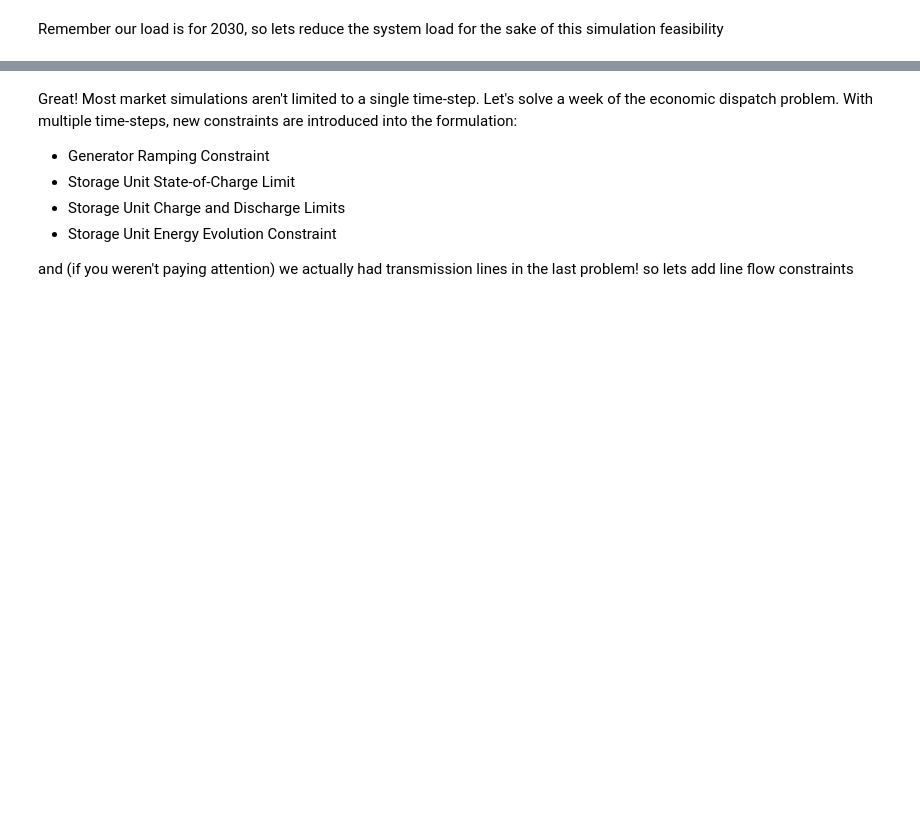
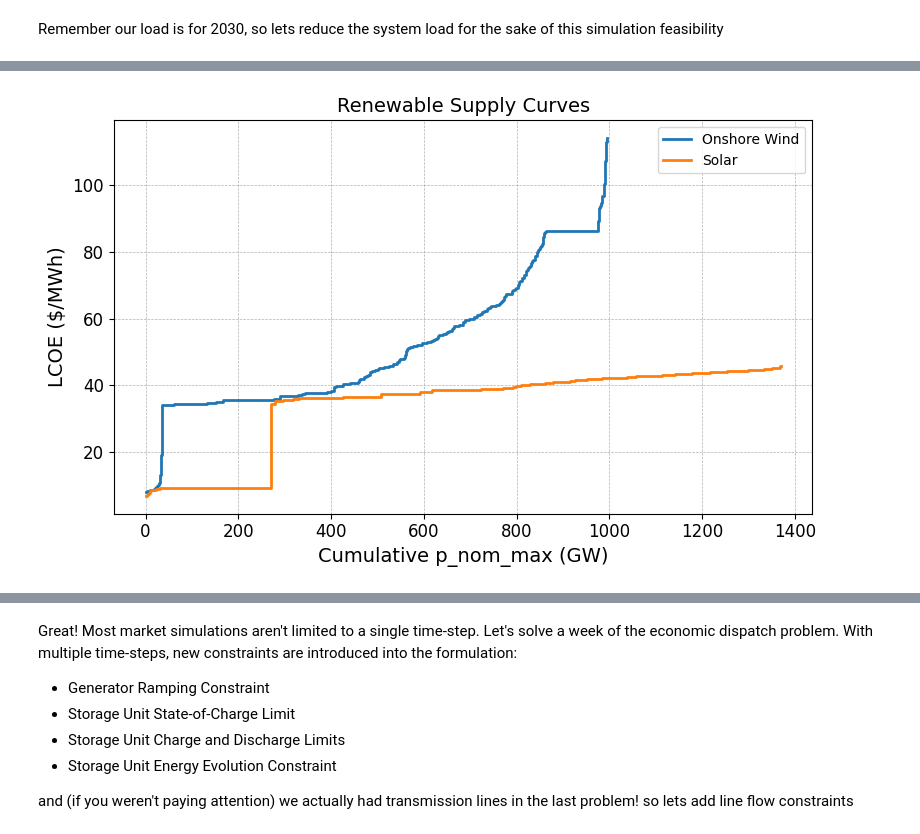
Before and after one commit to ktehranchi/energy310_notebooks, a Jupyter notebook: notebooks/01_what_is_pypsa.ipynb, the cells around one changed output, grey strips where cells are left out. Cells and saved outputs as stored; diff of their text form; code cells hidden in the pictures; blank space fills up the shorter version.

```diff
--- a/notebooks/01_what_is_pypsa.ipynb
+++ b/notebooks/01_what_is_pypsa.ipynb
@@ -288,34 +578,36 @@ network.generators['lcoe'] = lcoes
 
 carriers = ["onwind", "solar"]
 carrier_labels = {"onwind": "Onshore Wind", "solar": "Solar", "offwind": "Offshore Wind"}
 carrier_colors = {"onwind": "tab:blue", "solar": "tab:orange", "offwind": "tab:green"}
 
 plt.figure(figsize=(8, 5))
 
 for carrier in carriers:
     gens = network.generators[
-        (network.generators.carrier == carrier) & (network.generators.p_nom_extendable)
+        (network.generators.carrier == carrier)
     ].copy()
     gens = gens.sort_values("lcoe")
     cumulative = gens["p_nom_max"].cumsum() / 1e3
     plt.step(
         cumulative,
         gens["lcoe"],
         where="post",
         label=carrier_labels[carrier],
         color=carrier_colors[carrier],
         linewidth=2,
     )
 
 plt.xlabel("Cumulative p_nom_max (GW)", fontsize=14)
 plt.ylabel("LCOE ($/MWh)", fontsize=14)
 plt.title("Renewable Supply Curves", fontsize=14)
 plt.xticks(fontsize=12)
 plt.yticks(fontsize=12)
 plt.grid(True, which="both", linestyle="--", linewidth=0.5)
 plt.legend()
 plt.tight_layout()
 plt.show()
+# %% [output]
+[figure, added]
 # %%
 network.optimize.create_model(
     snapshots=network.snapshots[0:1],
```
Also changed, not shown: parts of 66 cells of this notebook, 1 other file.
